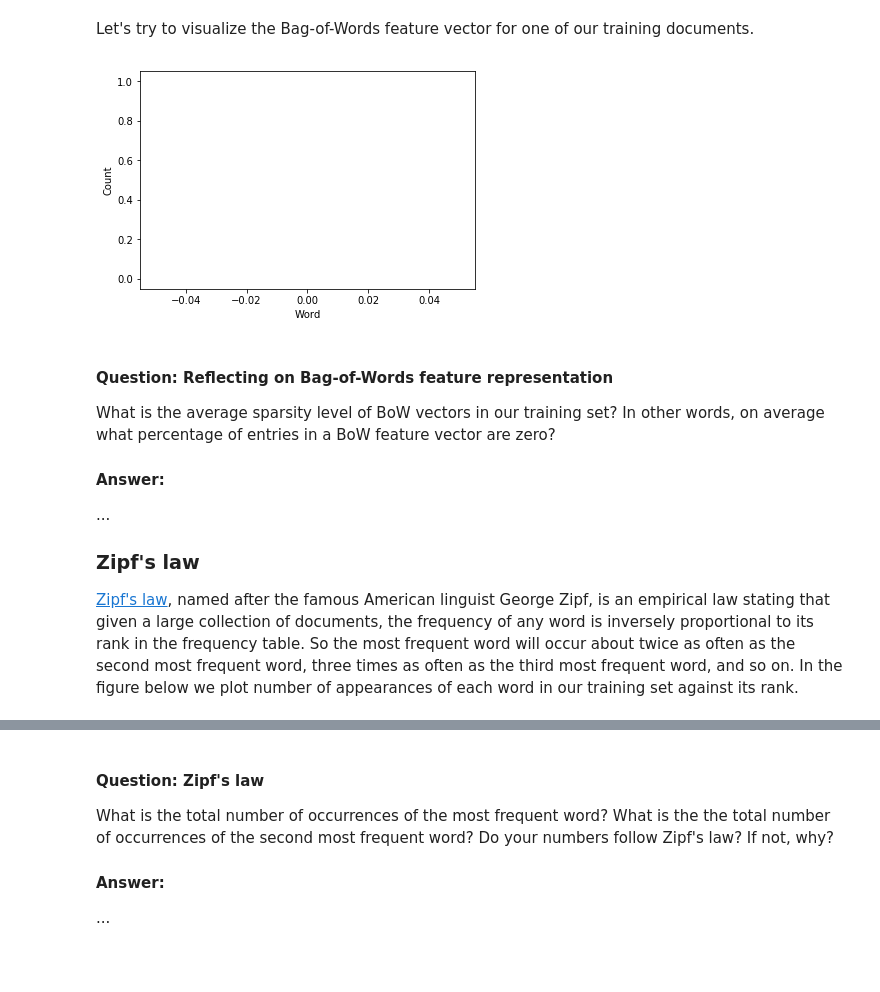
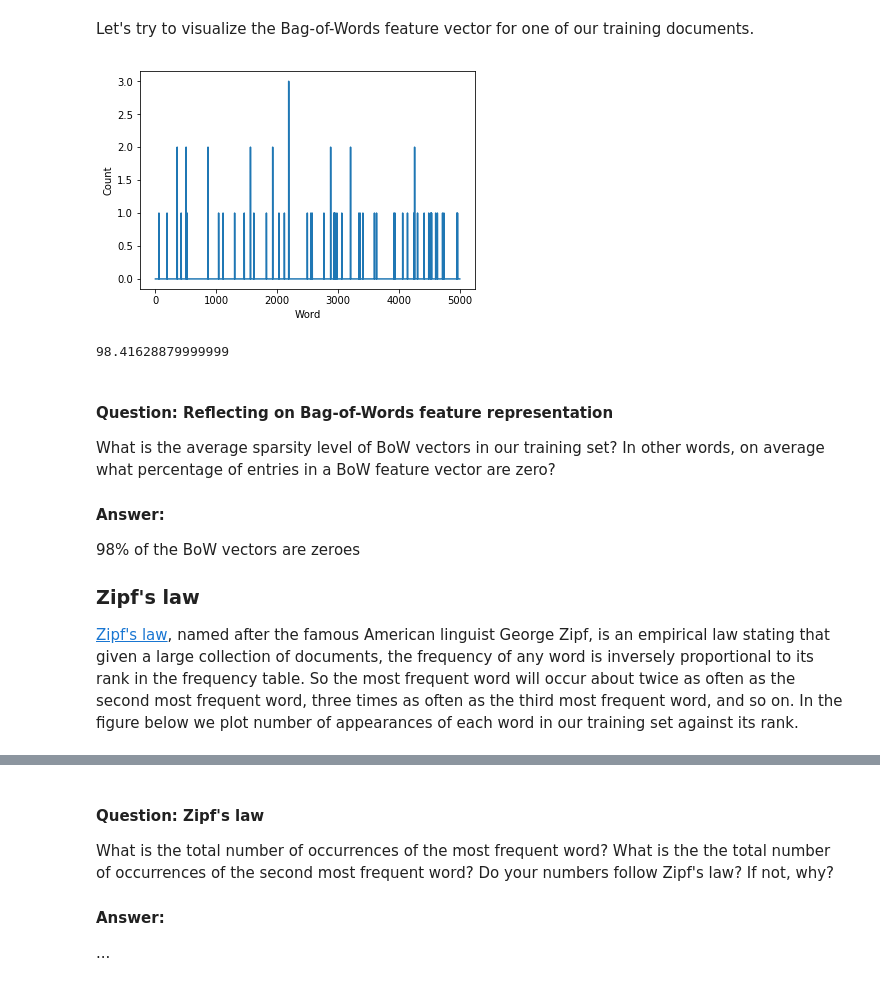
Before and after one commit to aglotero/AIND-NLP, a Jupyter notebook: sentiment_analysis.ipynb, the cells around one changed output, grey strips where cells are left out. Drawn from its saved outputs; the diff is of its cells as text; code cells hidden in the pictures.

```diff
--- a/sentiment_analysis.ipynb
+++ b/sentiment_analysis.ipynb
@@ -314,26 +324,10 @@ def extract_BoW_features(words_train, words_test, vocabulary_size=5000,
 
     # If cache is missing, then do the heavy lifting
     if cache_data is None:
-        # TODO: Fit a vectorizer to training documents and use it to transform them
-        # NOTE: Training documents have already been preprocessed and tokenized into words;
-        #       pass in dummy functions to skip those steps, e.g. preprocessor=lambda x: x
+        vectorizer = CountVectorizer(decode_error='ignore', max_features=vocabulary_size)
 
-        data = [item for sublist in words_train for item in sublist]
-        from collections import Counter
-        c = Counter(data)
-        words = c.most_common(5000)
-        words = [item[0] for item in words]
-
-        vectorizer = CountVectorizer(decode_error='ignore', max_features=vocabulary_size)
-        vectorizer.fit(words)
-        features_train = vectorizer.transform([item for sublist in words_train for item in sublist if item in words]).toarray()
-        #features_train = vectorizer.transform(words_train).toarray()
-
-        # TODO: Apply the same vectorizer to transform the test documents (ignore unknown words)
-        features_test = vectorizer.transform([item for sublist in words_test for item in sublist if item in words]).toarray()
-        #features_test = vectorizer.transform(words_test).toarray()
-
-        # NOTE: Remember to convert the features using .toarray() for a compact representation
+        features_train = vectorizer.fit_transform([" ".join(item) for item in words_train]).toarray()
+        features_test = vectorizer.transform([" ".join(item) for item in words_test]).toarray()
 
         # Write to cache file for future runs (store vocabulary as well)
         if cache_file is not None:
@@ -351,6 +345,8 @@ def extract_BoW_features(words_train, words_test, vocabulary_size=5000,
     # Return both the extracted features as well as the vocabulary
     return features_train, features_test, vocabulary
 
+#words_train, words_test = data_train, data_test
+
 # Extract Bag of Words features for both training and test datasets
 features_train, features_test, vocabulary = extract_BoW_features(words_train, words_test)
 
@@ -362,7 +358,7 @@ print("Sample words: {}".format(random.sample(list(vocabulary.keys()), 8)))
 
 # Sample
 print("\n--- Preprocessed words ---")
-print(words_train)
+print(words_train[5])
 print("\n--- Bag-of-Words features ---")
 print(features_train[5])
 print("\n--- Label ---")
@@ -373,12 +380,21 @@ MemoryError:
 Let's try to visualize the Bag-of-Words feature vector for one of our training documents.
 # %%
 # Plot the BoW feature vector for a training document
-plt.plot(features_train[1,:].toarray())
+plt.plot(features_train[5,:])
 plt.xlabel('Word')
 plt.ylabel('Count')
 plt.show()
 # %% [output]
-[figure, old version]
+[figure, new version]
+# %%
+# from : https://stackoverflow.com/questions/28663856/how-to-count-the-occurrence-of-certain-item-in-an-ndarray-in-python
+unique_, counts_ = np.unique(features_train, return_counts=True)
+counts = dict(zip(unique_, counts_))
+total = sum(counts.values())
+pct_zeros = counts[0] / total * 100
+pct_zeros
+# %% [output]
+98.41628879999999
 # %% [markdown]
 #### Question: Reflecting on Bag-of-Words feature representation
 
@@ -386,7 +402,7 @@ What is the average sparsity level of BoW vectors in our training set? In other
 
 #### Answer:
 
-...
+98% of the BoW vectors are zeroes
 
 ### Zipf's law
 
```
Also changed, not shown: parts of 14 cells of this notebook.
